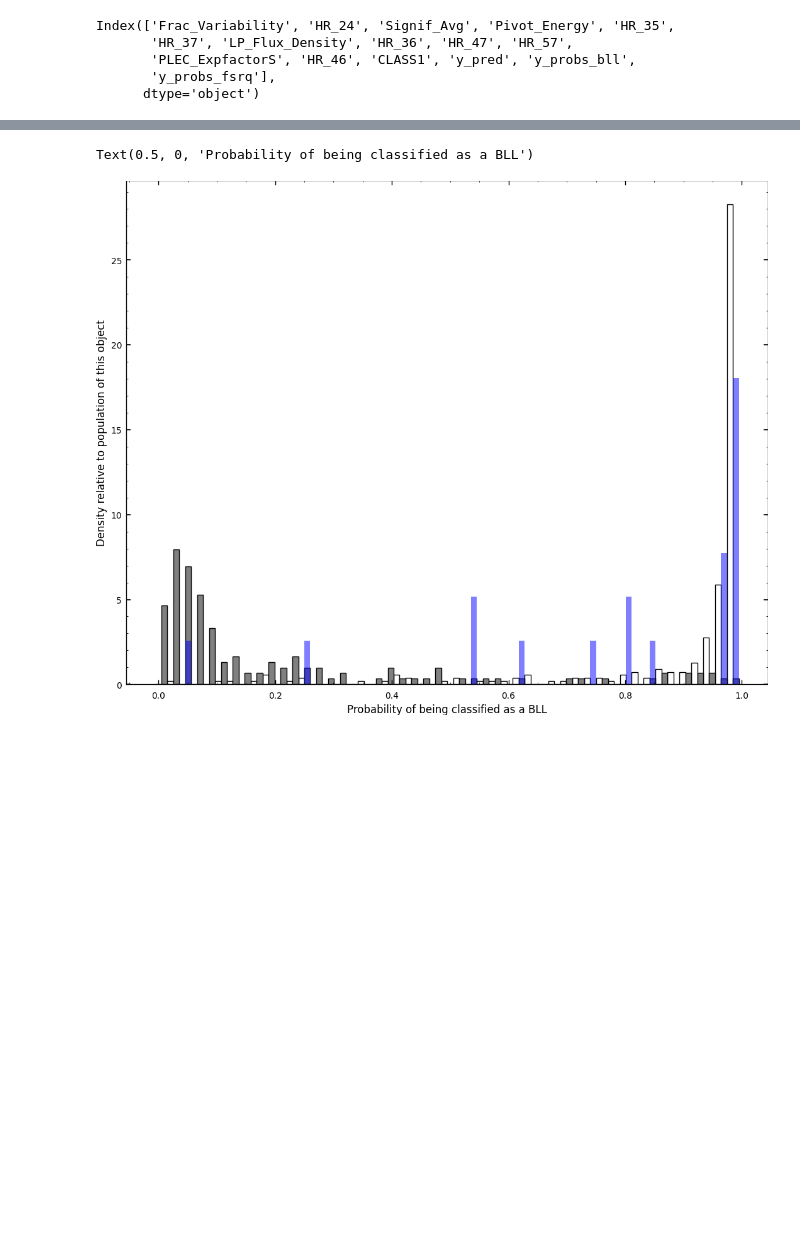
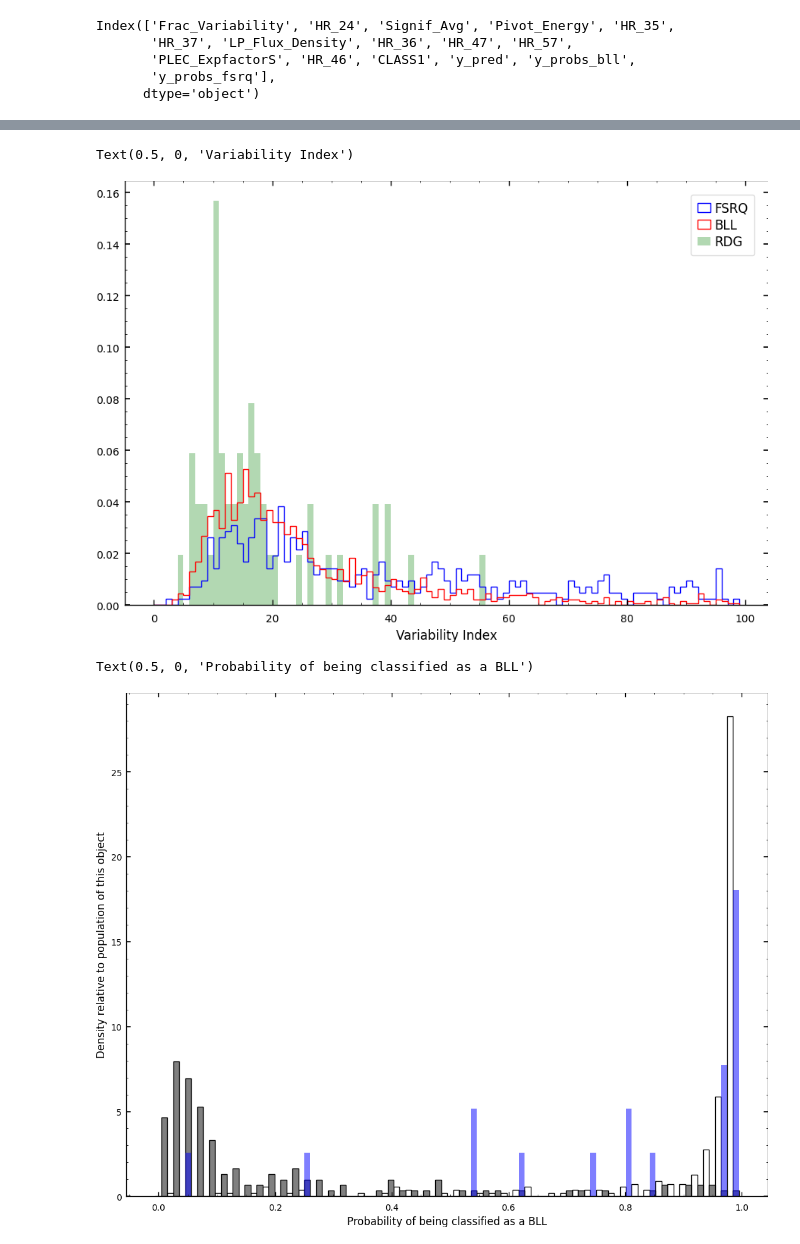
Before and after one commit to IoanPJ/Final_year_project_IMPJ, a Jupyter notebook: ML/separability_of_variables.ipynb, the cells around one changed output, grey strips where cells are left out. Drawn from its saved outputs; the diff is of its cells as text; code cells hidden in the pictures; blank space fills up the shorter version.

```diff
--- a/ML/separability_of_variables.ipynb
+++ b/ML/separability_of_variables.ipynb
@@ -108,3 +129,16 @@ Text(0.5, 0, 'Log(Pivot Energy)')
+# %%
+
+fig, ax = plt.subplots(figsize = (10,7))
+#ax2 = ax.twinx()
+ax.hist(fsrq_vi,histtype='step',bins = np.arange(0,100,1),color='blue',density=True,label = 'FSRQ')
+ax.hist(bll_vi,histtype='step',bins = np.arange(0,100,1),color='red',density=True,label='BLL')
+ax.hist(rdg_vi,histtype='stepfilled',bins = np.arange(0,100,1),color='green',density=True,alpha=0.3,label='RDG')
+ax.legend(fontsize=12)
+#ax.set_xbound(1.35,3.05)
+ax.set_xlabel('Variability Index',fontsize=12)
+# %% [output]
+Text(0.5, 0, 'Variability Index')
+[figure, added]
 # %%
 y_probs = np.array(rdgdata['y_probs_bll'])
 classes = np.array(rdgdata['CLASS1'])
```
Also changed, not shown: parts of 5 cells of this notebook, 22 other files.
